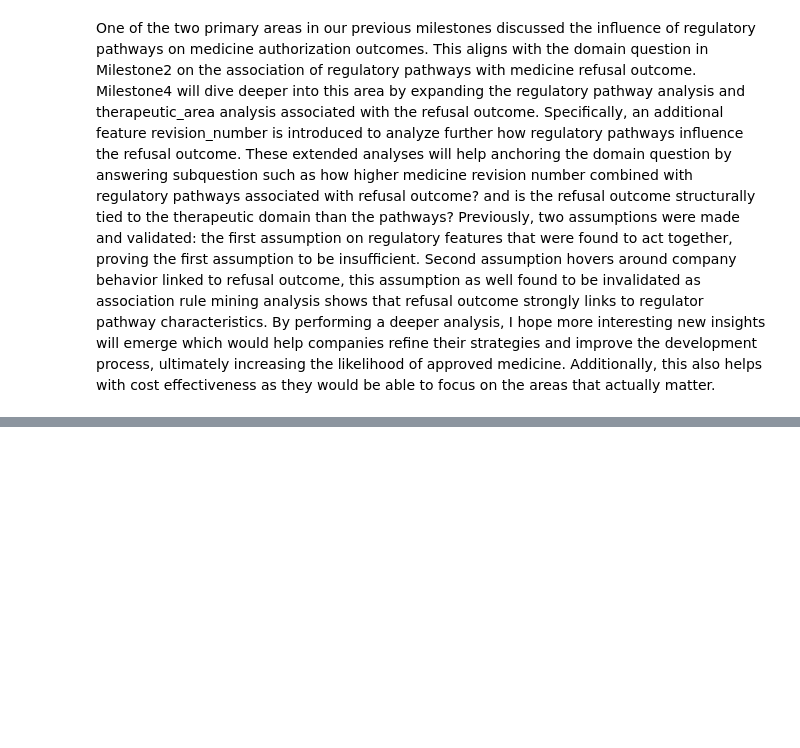
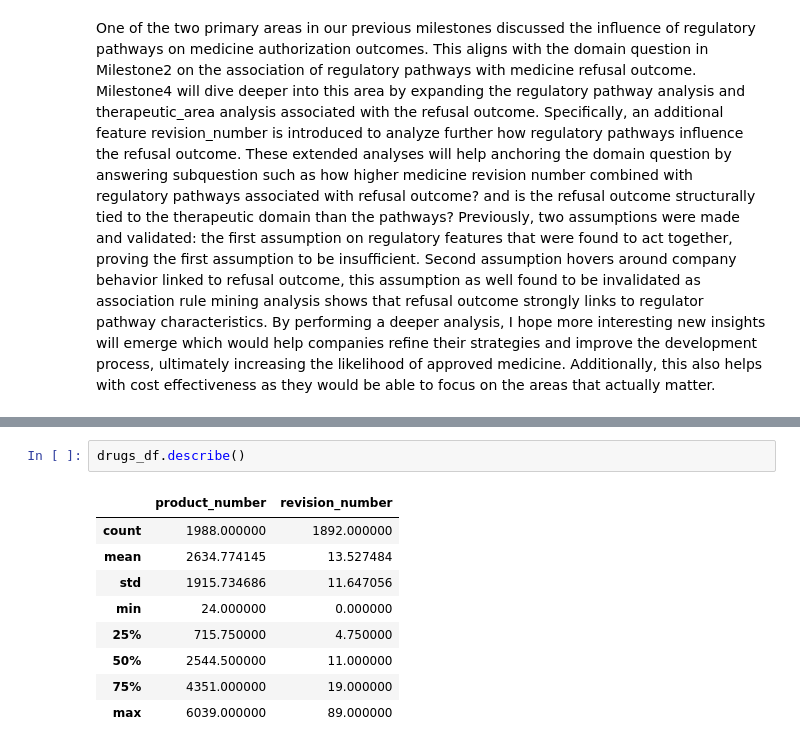
Before and after one commit to SChamnan/ba820-unsupervised-ml-team10-project, a Jupyter notebook: Chamnan_Suon_M4_European_Drugs_Development.ipynb, the cells around one changed output, grey strips where cells are left out. Saved outputs shown, nothing was run; the diff lists cells and outputs as text; blank space fills up the shorter version.

```diff
--- a/Chamnan_Suon_M4_European_Drugs_Development.ipynb
+++ b/Chamnan_Suon_M4_European_Drugs_Development.ipynb
@@ -10,0 +84,12 @@ By performing a deeper analysis, I hope more interesting new insights will emerg
+# %%
+drugs_df.describe()
+# %% [output]
+|  | product_number | revision_number |
+| count | 1988.000000 | 1892.000000 |
+| mean | 2634.774145 | 13.527484 |
+| std | 1915.734686 | 11.647056 |
+| min | 24.000000 | 0.000000 |
+| 25% | 715.750000 | 4.750000 |
+| 50% | 2544.500000 | 11.000000 |
+| 75% | 4351.000000 | 19.000000 |
+| max | 6039.000000 | 89.000000 |
```
Also changed, not shown: parts of 11 cells of this notebook.
